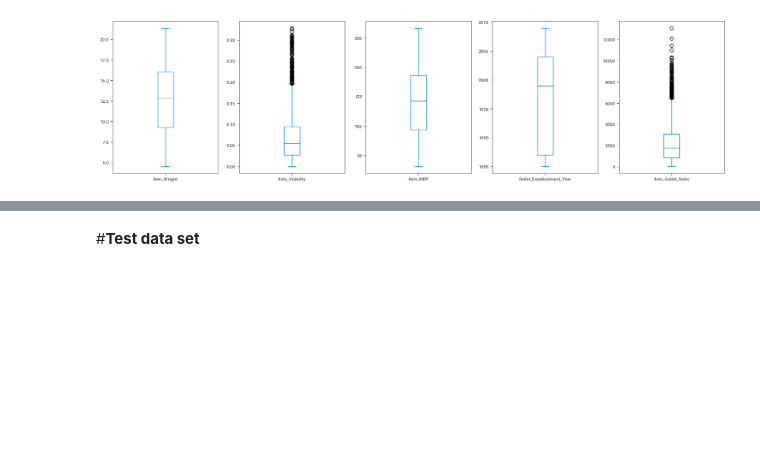
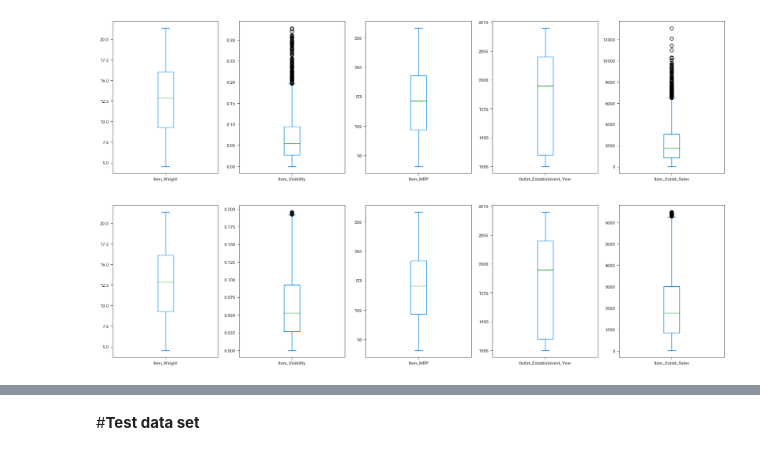
Before and after one commit to shanOnline99/Big-Mart-Sale-Prediction, a Jupyter notebook: Big_Mart_Sale_Prediction.ipynb, the cells around one changed output, grey strips where cells are left out. Cells and saved outputs as stored; diff of their text form; code cells hidden in the pictures; blank space fills up the shorter version.

```diff
--- a/Big_Mart_Sale_Prediction.ipynb
+++ b/Big_Mart_Sale_Prediction.ipynb
@@ -362,6 +362,39 @@ Outlet_Establishment_Year    Axes(0.606034,0.11;0.133621x0.77)
 Item_Outlet_Sales            Axes(0.766379,0.11;0.133621x0.77)
 dtype: object
 [figure]
+# %%
+import matplotlib.pyplot as plt
+import numpy as np
+
+def remove_outliers(df, column, threshold=1.5):
+    q25, q75 = np.percentile(df[column], 25), np.percentile(df[column], 75)
+    iqr = q75 - q25
+    cut_off = iqr * threshold
+    lower, upper = q25 - cut_off, q75 + cut_off
+
+    outliers = (df[column] < lower) | (df[column] > upper)
+    df_no_outliers = df[~outliers]
+
+    return df_no_outliers
+
+
+outliers_to_remove = {
+    'Item_Weight': (0.125, 0.11, 0.133621, 0.77),
+    'Item_Visibility': (0.285345, 0.11, 0.133621, 0.77),
+    'Item_MRP': (0.44569, 0.11, 0.133621, 0.77),
+    'Outlet_Establishment_Year': (0.606034, 0.11, 0.133621, 0.77),
+    'Item_Outlet_Sales': (0.766379, 0.11, 0.133621, 0.77)
+}
+
+# Remove outliers for each column
+for column, subplot_params in outliers_to_remove.items():
+    trainDf = remove_outliers(trainDf, column)
+
+# Step 2: Visualize the data after removing outliers
+trainDf.plot(kind='box', subplots=True, layout=(1, 5), figsize=(20, 5))
+plt.show()
+# %% [output]
+[figure, added]
 # %%
 trainDf.plot(kind='hist', subplots=True, layout=(1,5), figsize=(20,5))
 # %% [output]
```
Also changed, not shown: parts of 68 cells of this notebook.
